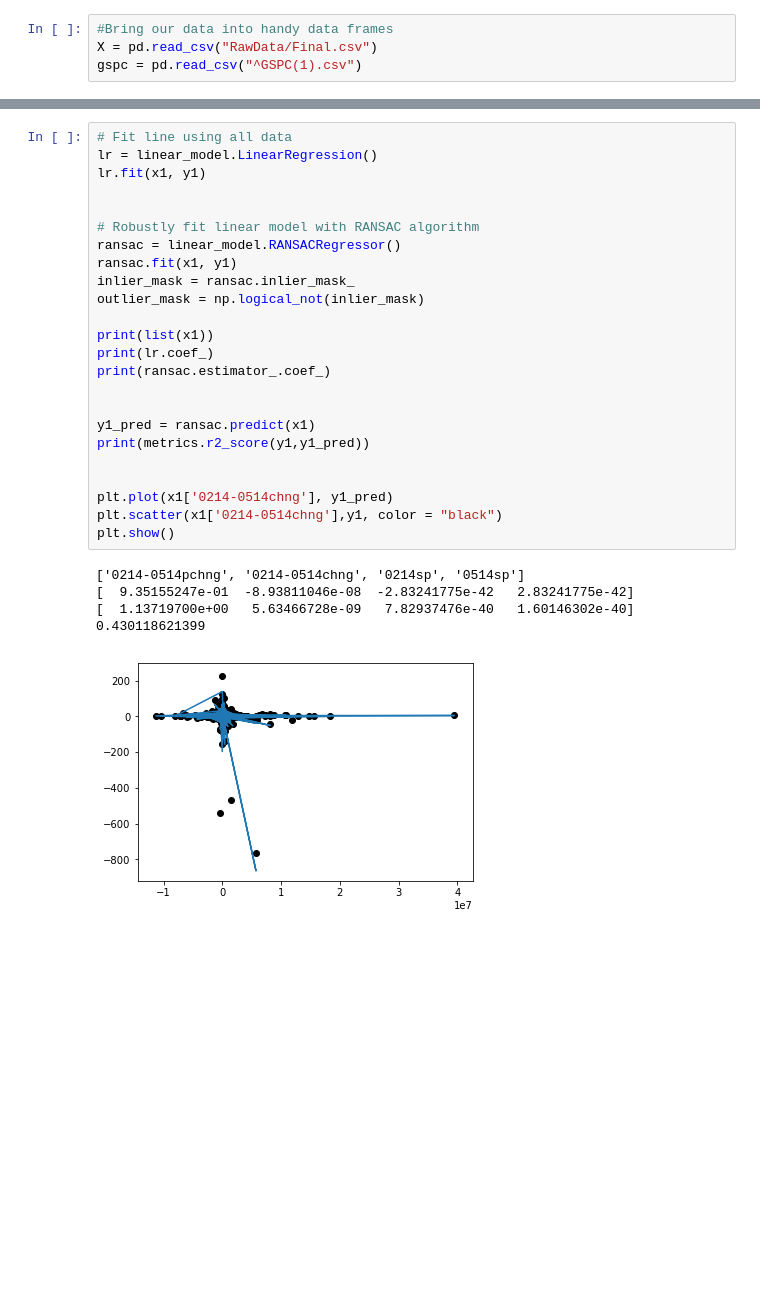
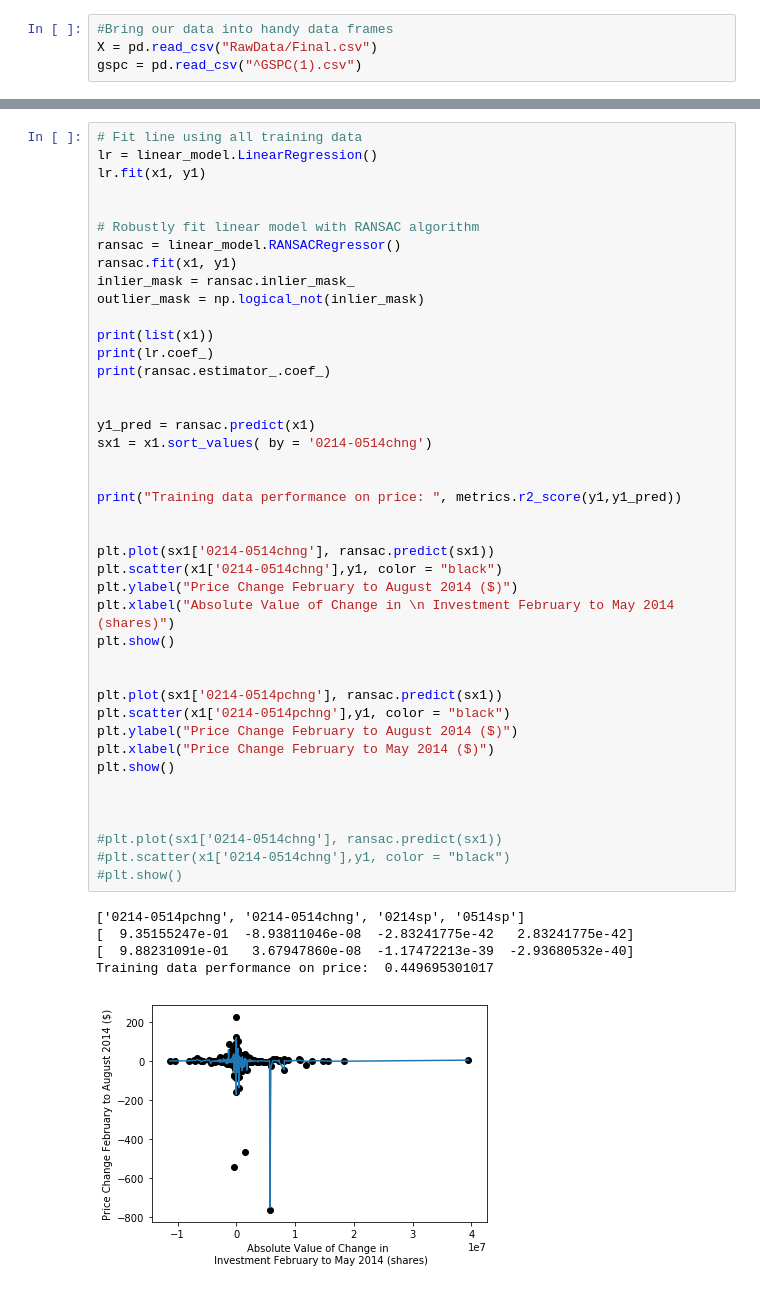
Before and after one commit to joyceccy/InfluentialInvestmentPrediction, a Jupyter notebook: RanSac.ipynb, the cells around one changed output, grey strips where cells are left out. Saved outputs shown, nothing was run; the diff lists cells and outputs as text; blank space fills up the shorter version.

Commit message:
some graphs for ransac

```diff
--- a/RanSac.ipynb
+++ b/RanSac.ipynb
@@ -77,30 +43,48 @@ x1
 # %%
-# Fit line using all data
+# Fit line using all training data
 lr = linear_model.LinearRegression()
 lr.fit(x1, y1)
 
 
 # Robustly fit linear model with RANSAC algorithm
 ransac = linear_model.RANSACRegressor()
 ransac.fit(x1, y1)
 inlier_mask = ransac.inlier_mask_
 outlier_mask = np.logical_not(inlier_mask)
 
 print(list(x1))
 print(lr.coef_)
 print(ransac.estimator_.coef_)
 
 
 y1_pred = ransac.predict(x1)
-print(metrics.r2_score(y1,y1_pred))
+sx1 = x1.sort_values( by = '0214-0514chng')
 
 
-plt.plot(x1['0214-0514chng'], y1_pred)
+print("Training data performance on price: ", metrics.r2_score(y1,y1_pred))
+
+
+plt.plot(sx1['0214-0514chng'], ransac.predict(sx1))
 plt.scatter(x1['0214-0514chng'],y1, color = "black")
+plt.ylabel("Price Change February to August 2014 ($)")
+plt.xlabel("Absolute Value of Change in \n Investment February to May 2014 (shares)")
 plt.show()
+
+
+plt.plot(sx1['0214-0514pchng'], ransac.predict(sx1))
+plt.scatter(x1['0214-0514pchng'],y1, color = "black")
+plt.ylabel("Price Change February to August 2014 ($)")
+plt.xlabel("Price Change February to May 2014 ($)")
+plt.show()
+
+
+
+#plt.plot(sx1['0214-0514chng'], ransac.predict(sx1))
+#plt.scatter(x1['0214-0514chng'],y1, color = "black")
+#plt.show()
 # %% [output]
 ['0214-0514pchng', '0214-0514chng', '0214sp', '0514sp']
 [  9.35155247e-01  -8.93811046e-08  -2.83241775e-42   2.83241775e-42]
-[  1.13719700e+00   5.63466728e-09   7.82937476e-40   1.60146302e-40]
-0.430118621399
+[  9.88231091e-01   3.67947860e-08  -1.17472213e-39  -2.93680532e-40]
+Training data performance on price:  0.449695301017
-[figure, old version]
+[figure, new version]
```
Also changed, not shown: parts of 7 cells of this notebook.
